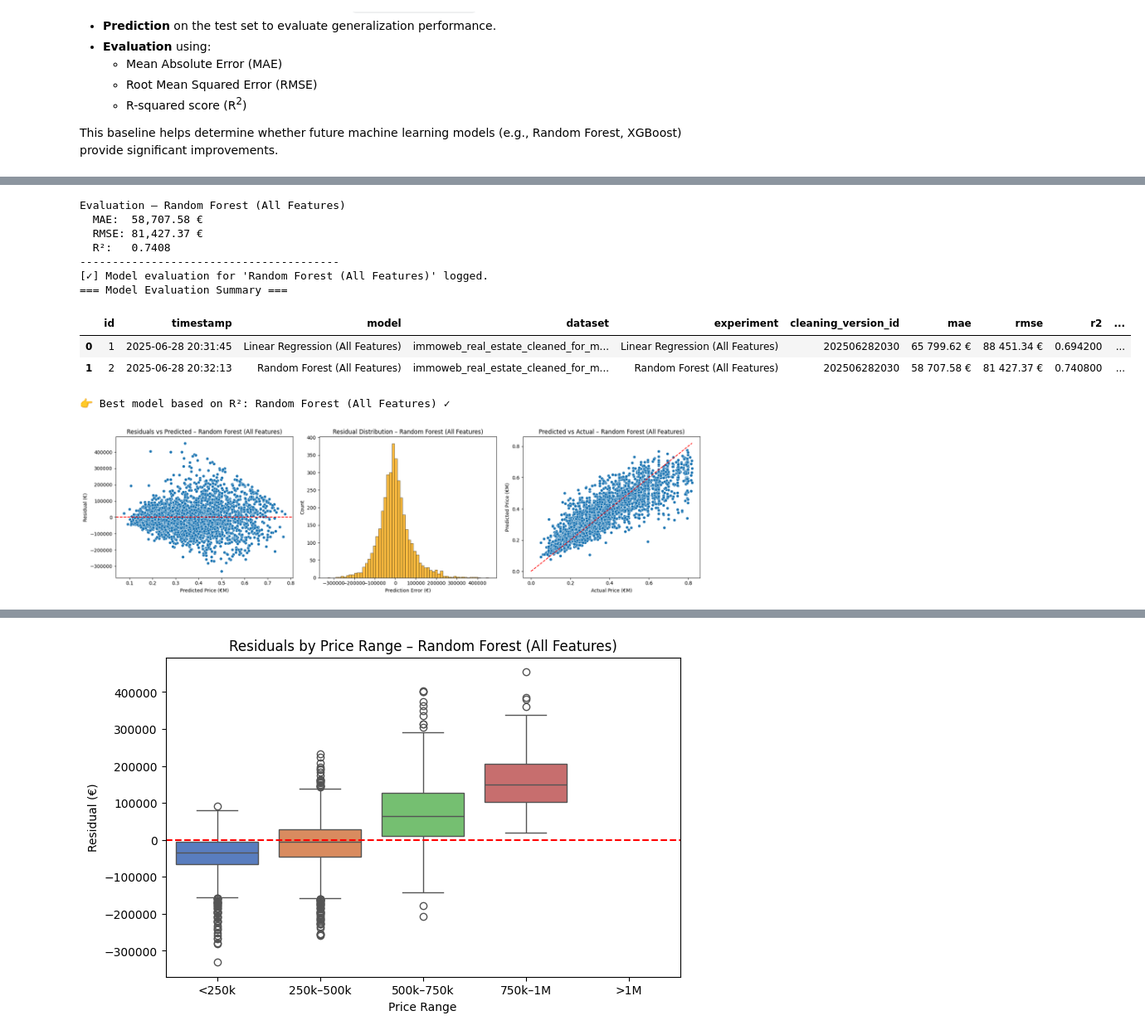
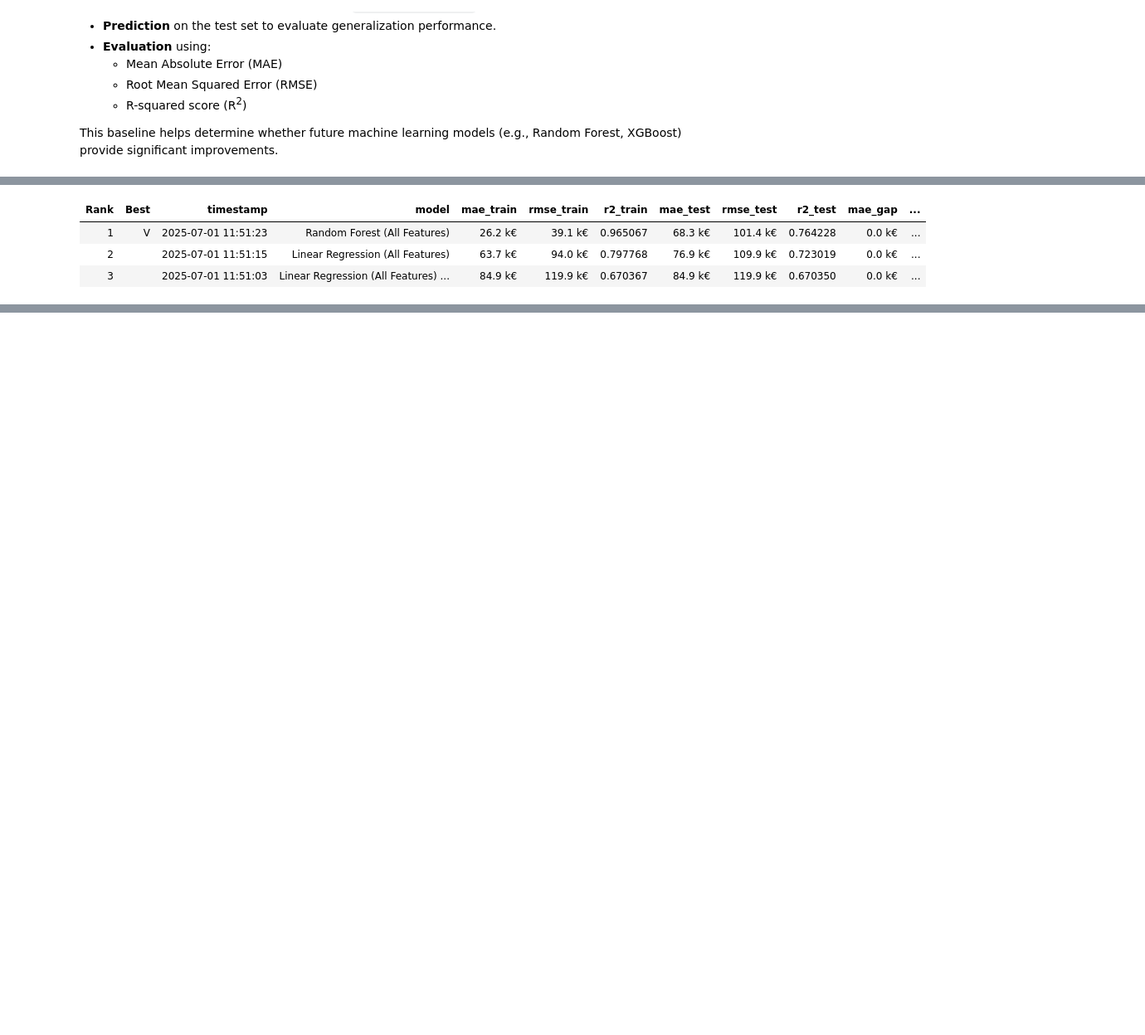
Before and after one commit to meganmarchale/real-estate-price-predictor, a Jupyter notebook: notebooks/pipeline/040_train_baseline_model.ipynb, the cells around one changed output, grey strips where cells are left out. Shown at 83% size. Saved outputs shown, nothing was run; the diff lists cells and outputs as text; code cells hidden in the pictures; blank space fills up the shorter version.

Commit message:
Test & Train monitoring

```diff
--- a/notebooks/pipeline/040_train_baseline_model.ipynb
+++ b/notebooks/pipeline/040_train_baseline_model.ipynb
@@ -298,60 +321,75 @@ Top 10 selected features (Random Forest): ['toiletCount', 'habitableSurface', 'p
 # %%
-from sklearn.linear_model import LinearRegression
+import sys, os
+project_root = os.path.abspath("../..")
+sys.path.append(project_root)
+
+import numpy as np
+import pandas as pd
+from datetime import datetime
 from sklearn.ensemble import RandomForestRegressor
 from sklearn.model_selection import train_test_split
 from sklearn.feature_selection import VarianceThreshold
+from sklearn.metrics import mean_absolute_error, mean_squared_error, r2_score
 
 from utils.data_loader import DataLoader
-from utils.model_evaluator import ModelEvaluator
 from utils.constants import ML_READY_DATA_FILE
+from utils.train_test_metrics_logger import TrainTestMetricsLogger
 
-# === Load dataset via DataLoader ===
+# === Load dataset ===
 loader = DataLoader(ML_READY_DATA_FILE)
 df = loader.load_data()
 
 # === Separate features and target ===
 X = df.drop(columns=["price"])
 y = df["price"]
 
 # === Remove low variance features ===
 selector = VarianceThreshold(threshold=0.01)
 X_reduced_array = selector.fit_transform(X)
-X_reduced = X.iloc[:, selector.get_support()]
+selected_cols = X.columns[selector.get_support()]
+X_reduced = pd.DataFrame(X_reduced_array, columns=selected_cols)
 
 # === Split data ===
-X_train, X_test, y_train, y_test = train_test_split(X_reduced, y, test_size=0.2, random_state=42)
+X_train, X_test, y_train, y_test = train_test_split(
+    X_reduced, y, test_size=0.2, random_state=42
+)
 
-# === Train models ===
-lr_model = LinearRegression()
+# === Train Random Forest ===
 rf_model = RandomForestRegressor(n_estimators=100, random_state=42, n_jobs=-1)
-
-lr_model.fit(X_train, y_train)
 rf_model.fit(X_train, y_train)
 
-# === Predict ===
-y_pred_lr = lr_model.predict(X_test)
-y_pred_rf = rf_model.predict(X_test)
+# === Predict on train and test sets ===
+y_pred_train = rf_model.predict(X_train)
+y_pred_test = rf_model.predict(X_test)
 
-# === Evaluate & track (Random Forest) ===
-evaluator_rf = ModelEvaluator("Random Forest (All Features)")
-evaluator_rf.evaluate_and_track_model(
-    model=rf_model,
-    X_test=X_test,
-    y_test=y_test,
-    y_pred=y_pred_rf,
+# === Calculate metrics ===
+mae_train = mean_absolute_error(y_train, y_pred_train)
+rmse_train = np.sqrt(mean_squared_error(y_train, y_pred_train))
+r2_train = r2_score(y_train, y_pred_train)
+
+mae_test = mean_absolute_error(y_test, y_pred_test)
+rmse_test = np.sqrt(mean_squared_error(y_test, y_pred_test))
+r2_test = r2_score(y_test, y_pred_test)
+
+# === Log metrics ===
+logger = TrainTestMetricsLogger()
+logger.log(
     model_name="Random Forest (All Features)",
-    experiment_name="Random Forest (All Features)"
+    experiment_name=f"run_{datetime.now().strftime('%Y%m%d_%H%M')}_random_forest",
+    mae_train=mae_train,
+    rmse_train=rmse_train,
+    r2_train=r2_train,
+    mae_test=mae_test,
+    rmse_test=rmse_test,
+    r2_test=r2_test,
+    data_file=ML_READY_DATA_FILE,
+    dir_choice="ml_ready"
 )
+
+# === Display summary table ===
+logger.display_table(n_rows=10)
 # %% [output]
-Evaluation – Random Forest (All Features)
-  MAE:  58,707.58 €
-  RMSE: 81,427.37 €
-  R²:   0.7408
-----------------------------------------
-[✓] Model evaluation for 'Random Forest (All Features)' logged.
-=== Model Evaluation Summary ===
-|  | id | timestamp | model | dataset | experiment | cleaning_version_id | mae | rmse | r2 | ... |
-| 0 | 1 | 2025-06-28 20:31:45 | Linear Regression (All Features) | immoweb_real_estate_cleaned_for_m... | Linear Regression (All Features) | 202506282030 | 65 799.62 € | 88 451.34 € | 0.694200 | ... |
-| 1 | 2 | 2025-06-28 20:32:13 | Random Forest (All Features) | immoweb_real_estate_cleaned_for_m... | Random Forest (All Features) | 202506282030 | 58 707.58 € | 81 427.37 € | 0.740800 | ... |
+| Rank | Best | timestamp | model | mae_train | rmse_train | r2_train | mae_test | rmse_test | r2_test | mae_gap | ... |
+| 1 | V | 2025-07-01 11:51:23 | Random Forest (All Features) | 26.2 k€ | 39.1 k€ | 0.965067 | 68.3 k€ | 101.4 k€ | 0.764228 | 0.0 k€ | ... |
+| 2 |  | 2025-07-01 11:51:15 | Linear Regression (All Features) | 63.7 k€ | 94.0 k€ | 0.797768 | 76.9 k€ | 109.9 k€ | 0.723019 | 0.0 k€ | ... |
+| 3 |  | 2025-07-01 11:51:03 | Linear Regression (All Features) ... | 84.9 k€ | 119.9 k€ | 0.670367 | 84.9 k€ | 119.9 k€ | 0.670350 | 0.0 k€ | ... |
-👉 Best model based on R²: Random Forest (All Features) ✓
-[figure, removed]
@@ -361 +395,0 @@ Passing `palette` without assigning `hue` is deprecated and will be removed in v
-[figure, removed]
```
Also changed, not shown: parts of 14 cells of this notebook, 20 other files.
